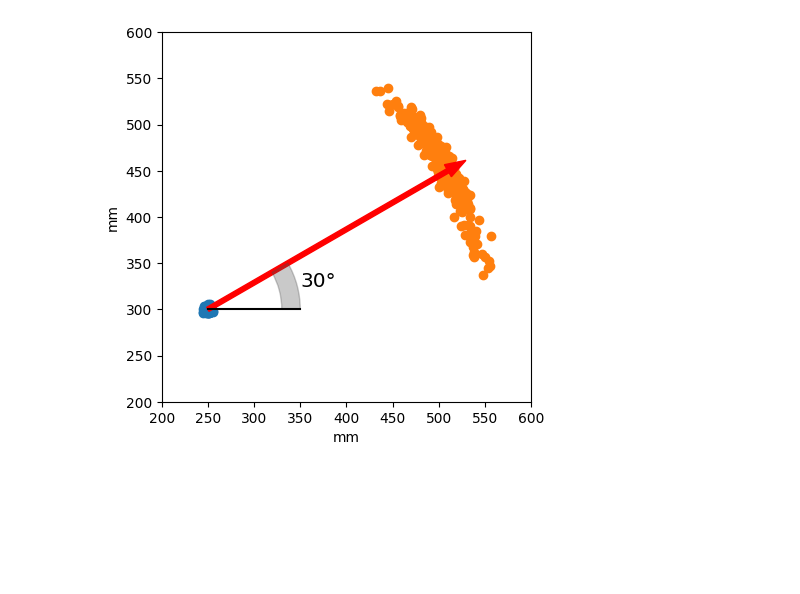
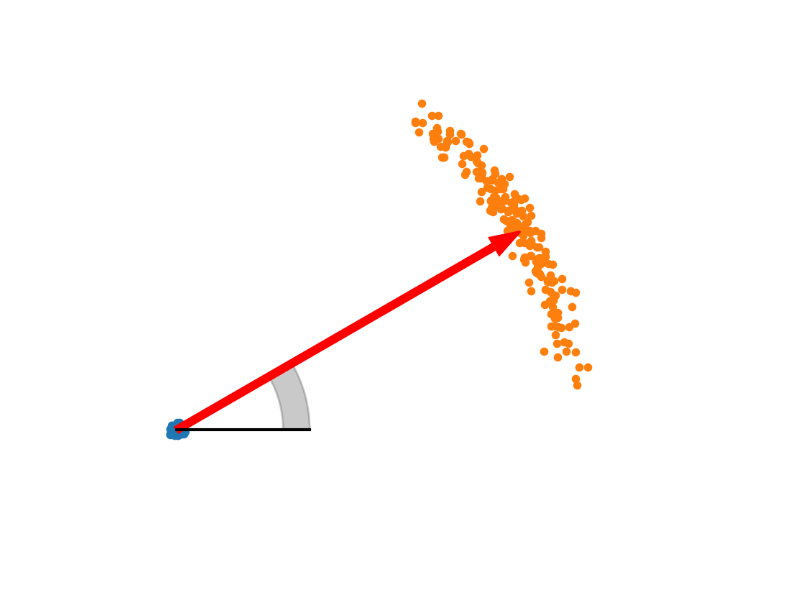
Before and after one commit to PacktPublishing/Learn-Robotics-Programming-3rd-edition, a Jupyter notebook: code_diagrams/chapter-12/banana-shaped.ipynb, the cells around one changed output. Drawn from its saved outputs; the diff is of its cells as text; code cells hidden in the pictures; blank space fills up the shorter version.

Commit message:
Graph improvements for ch 12

```diff
--- a/code_diagrams/chapter-12/banana-shaped.ipynb
+++ b/code_diagrams/chapter-12/banana-shaped.ipynb
@@ -22,13 +22,11 @@ poses = np.random.normal([250, 300], [2, 2], size=(200, 2))
 # create a line for a motion vector
 motion_angle = 30
 motion_distance = 300
-motion_line = np.array([[250, 300],
-  [motion_distance * np.cos(np.radians(motion_angle)), motion_distance * np.sin(np.radians(motion_angle))]])
 
 distance_affects_distance_uncertainty = 0.05
 distance_affect_angle_uncertainty = 0.08
-angle_affects_angle_uncertainty = 0.05
-angle_affect_distance_uncertainty = 0.01
+angle_affects_angle_uncertainty = 0.06
+angle_affect_distance_uncertainty = 0.04
 # %%
 def get_random_sample(mean, scale):
     return mean + (random.uniform(-scale, scale) + random.uniform(-scale, scale)) / 2
@@ -44,24 +42,33 @@ new_poses[:, 0] = poses[:, 0] + motion_translation * np.cos(np.radians(motion_ro
 new_poses[:, 1] = poses[:, 1] + motion_translation * np.sin(np.radians(motion_rotation))
 # %%
 fig, ax = plt.subplots()
-ax.scatter(poses[:, 0], poses[:, 1])
-ax.scatter(new_poses[:, 0], new_poses[:, 1])
-ax.arrow(*motion_line[0], *motion_line[1], color="red", width=5)
-# plot the vector arrow
+# Use smaller dots for the scatter plots
+ax.scatter(poses[:, 0], poses[:, 1], s=10)
+ax.scatter(new_poses[:, 0], new_poses[:, 1], s=10)
+# plot the horizontal line under the angle
 ax.plot([250, 250+100], [300, 300], color="black")
-# label plot axes with mm
-ax.set_xlabel("mm")
-ax.set_ylabel("mm")
+# # label plot axes with mm
+# ax.set_xlabel("mm")
+# ax.set_ylabel("mm")
+# Hide axes lines, scales and tickers
+ax.axis('off')
 # Show the angle
 angle = patches.Wedge((250, 300), 100, 0, motion_angle, width=20, color=(0.3, 0.3, 0.3, 0.3))
 ax.add_patch(angle)
-ax.text(370, 330, f"{motion_angle}°", horizontalalignment="center", verticalalignment="center",
-  fontsize="x-large")
+# ax.text(370, 330, f"{motion_angle}°", horizontalalignment="center", verticalalignment="center",
+#   fontsize="x-large")
+# Plot the motion line
+motion_line_length = motion_distance * 0.92
+motion_line = np.array([[250, 300],
+  [motion_line_length * np.cos(np.radians(motion_angle)), motion_line_length * np.sin(np.radians(motion_angle))]])
+ax.arrow(*motion_line[0], *motion_line[1], color="red", width=5)
 # Make the aspect ratio equal
 ax.set_aspect('equal', adjustable='box')
 # Make the axis limits equal
 ax.set_xlim(200, 600)
 ax.set_ylim(200, 600)
+# Set a higher resolution for the output image
+fig.set_dpi(200)
 plt.show()
 # %% [output]
-[figure, old version]
+[figure, new version]
```
Also changed, not shown: 1 other file.
